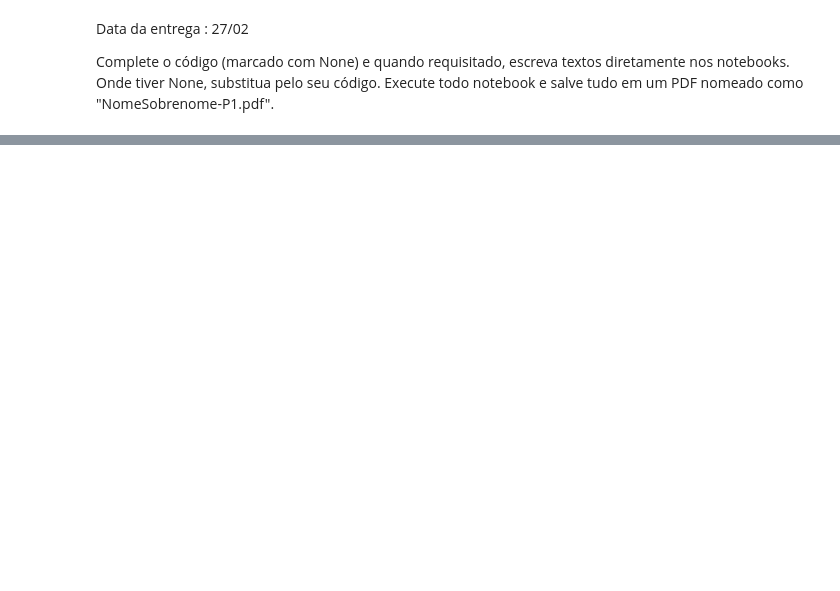
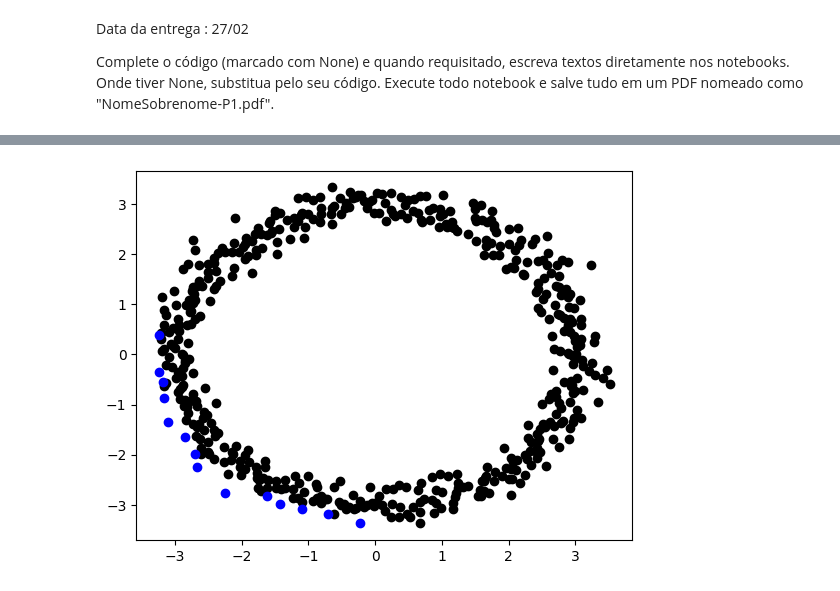
Before and after one commit to CaduRomaniello/BCC465-atividades, a Jupyter notebook: atv01/no_dominated.ipynb, the cells around one changed output, grey strips where cells are left out. Saved outputs shown, nothing was run; the diff lists cells and outputs as text; code cells hidden in the pictures; blank space fills up the shorter version.

```diff
--- a/atv01/no_dominated.ipynb
+++ b/atv01/no_dominated.ipynb
@@ -56,0 +79,31 @@ x = no_dominated(pontos)
+# %%
+pontos = pd.read_csv("sample_500_2.csv") # leia as instâncias de teste
+
+# execute sua função no_dominated
+x = no_dominated(pontos)
+
+# plot os pontos da instancia e os pontos não dominados
+nd_points_x_axis = []
+nd_points_y_axis = []
+d_points_x_axis = []
+d_points_y_axis = []
+
+for i in range(len(pontos['0'])):
+    if i in x:
+        nd_points_x_axis.append(pontos.iat[i, 1])
+        nd_points_y_axis.append(pontos.iat[i, 2])
+    else:
+        d_points_x_axis.append(pontos.iat[i, 1])
+        d_points_y_axis.append(pontos.iat[i, 2])
+
+
+x_axis = np.array(d_points_x_axis)
+y_axis = np.array(d_points_y_axis)
+plt.scatter(x_axis, y_axis, color = 'black')
+
+x_axis = np.array(nd_points_x_axis)
+y_axis = np.array(nd_points_y_axis)
+plt.scatter(x_axis, y_axis, color = 'blue')
+plt.show()
+# %% [output]
+[figure, added]
```
Also changed, not shown: parts of 4 cells of this notebook, 2 other files.
